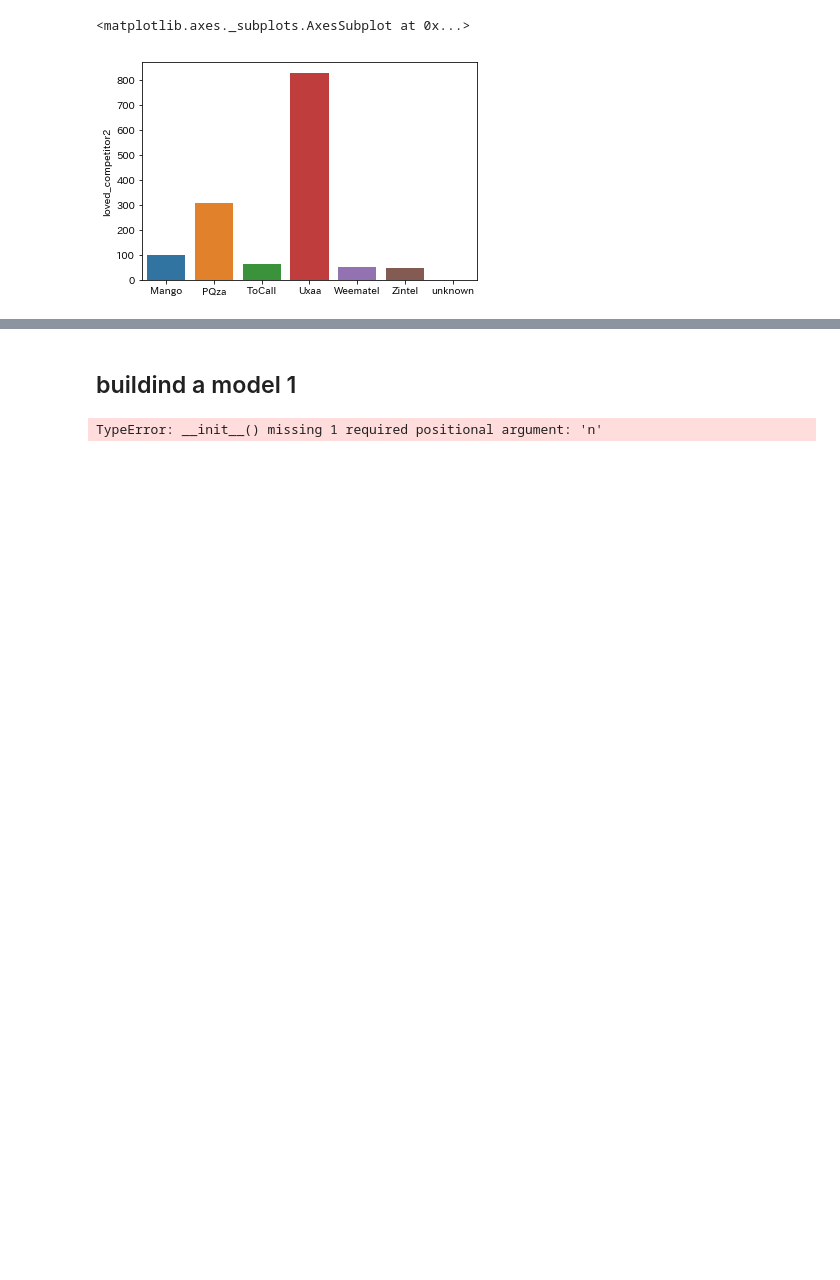
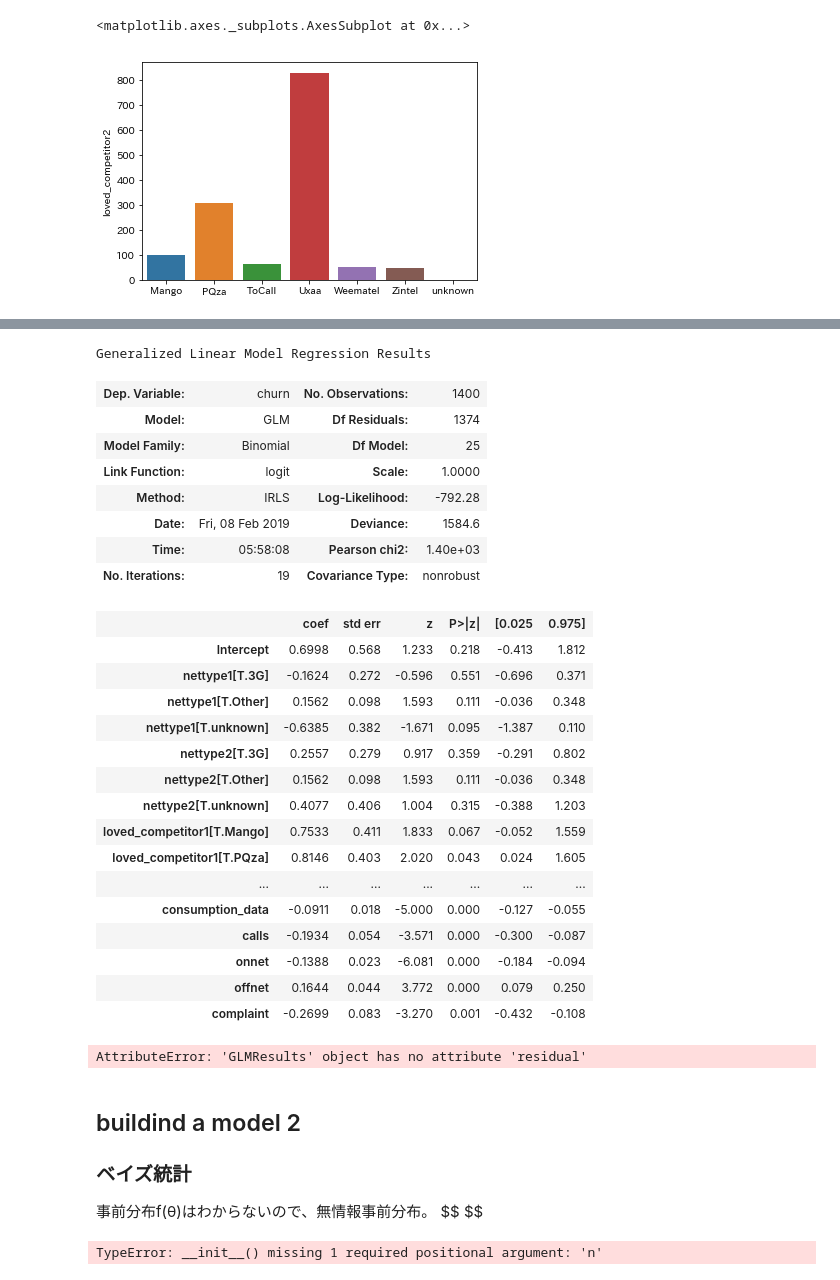
Before and after one commit to 3ign0n/hw8, a Jupyter notebook: index.ipynb, the cells around one changed output, grey strips where cells are left out. Saved outputs shown, nothing was run; the diff lists cells and outputs as text; code cells hidden in the pictures; blank space fills up the shorter version.

```diff
--- a/index.ipynb
+++ b/index.ipynb
@@ -313,5 +340,47 @@ Index(['age', 'tenure', 'spend_total', 'spend_sns', 'spend_data',
+# %%
+import statsmodels.api as sm
+from statsmodels.formula.api import glm
+
+m1 = glm(formula='churn ~ tenure + spend_sms + spend_data + consumption_data + calls + onnet + offnet + complaint + nettype1 + nettype2 + loved_competitor1 + loved_competitor2', data=df2, family=sm.families.Binomial())
+result = m1.fit()
+result.summary()
+# %% [output]
+Generalized Linear Model Regression Results
+| Dep. Variable: | churn | No. Observations: | 1400 |
+| Model: | GLM | Df Residuals: | 1374 |
+| Model Family: | Binomial | Df Model: | 25 |
+| Link Function: | logit | Scale: | 1.0000 |
+| Method: | IRLS | Log-Likelihood: | -792.28 |
+| Date: | Fri, 08 Feb 2019 | Deviance: | 1584.6 |
+| Time: | 05:58:08 | Pearson chi2: | 1.40e+03 |
+| No. Iterations: | 19 | Covariance Type: | nonrobust |
+|  | coef | std err | z | P>|z| | [0.025 | 0.975] |
+| Intercept | 0.6998 | 0.568 | 1.233 | 0.218 | -0.413 | 1.812 |
+| nettype1[T.3G] | -0.1624 | 0.272 | -0.596 | 0.551 | -0.696 | 0.371 |
+| nettype1[T.Other] | 0.1562 | 0.098 | 1.593 | 0.111 | -0.036 | 0.348 |
+| nettype1[T.unknown] | -0.6385 | 0.382 | -1.671 | 0.095 | -1.387 | 0.110 |
+| nettype2[T.3G] | 0.2557 | 0.279 | 0.917 | 0.359 | -0.291 | 0.802 |
+| nettype2[T.Other] | 0.1562 | 0.098 | 1.593 | 0.111 | -0.036 | 0.348 |
+| nettype2[T.unknown] | 0.4077 | 0.406 | 1.004 | 0.315 | -0.388 | 1.203 |
+| loved_competitor1[T.Mango] | 0.7533 | 0.411 | 1.833 | 0.067 | -0.052 | 1.559 |
+| loved_competitor1[T.PQza] | 0.8146 | 0.403 | 2.020 | 0.043 | 0.024 | 1.605 |
+| ... | ... | ... | ... | ... | ... | ... |
+| consumption_data | -0.0911 | 0.018 | -5.000 | 0.000 | -0.127 | -0.055 |
+| calls | -0.1934 | 0.054 | -3.571 | 0.000 | -0.300 | -0.087 |
+| onnet | -0.1388 | 0.023 | -6.081 | 0.000 | -0.184 | -0.094 |
+| offnet | 0.1644 | 0.044 | 3.772 | 0.000 | 0.079 | 0.250 |
+| complaint | -0.2699 | 0.083 | -3.270 | 0.001 | -0.432 | -0.108 |
+# %%
+sns.residplot(result.residual, result.fittedvalues, lowess=True)
+# %% [output]
+AttributeError: 'GLMResults' object has no attribute 'residual'
 # %% [markdown]
-## buildind a model 1
+## buildind a model 2
+### ベイズ統計
+
+事前分布f(θ)はわからないので、無情報事前分布。
+$$
+$$
 # %%
 import pymc3 as pm
 
```
Also changed, not shown: parts of 8 cells of this notebook, 1 other file.
